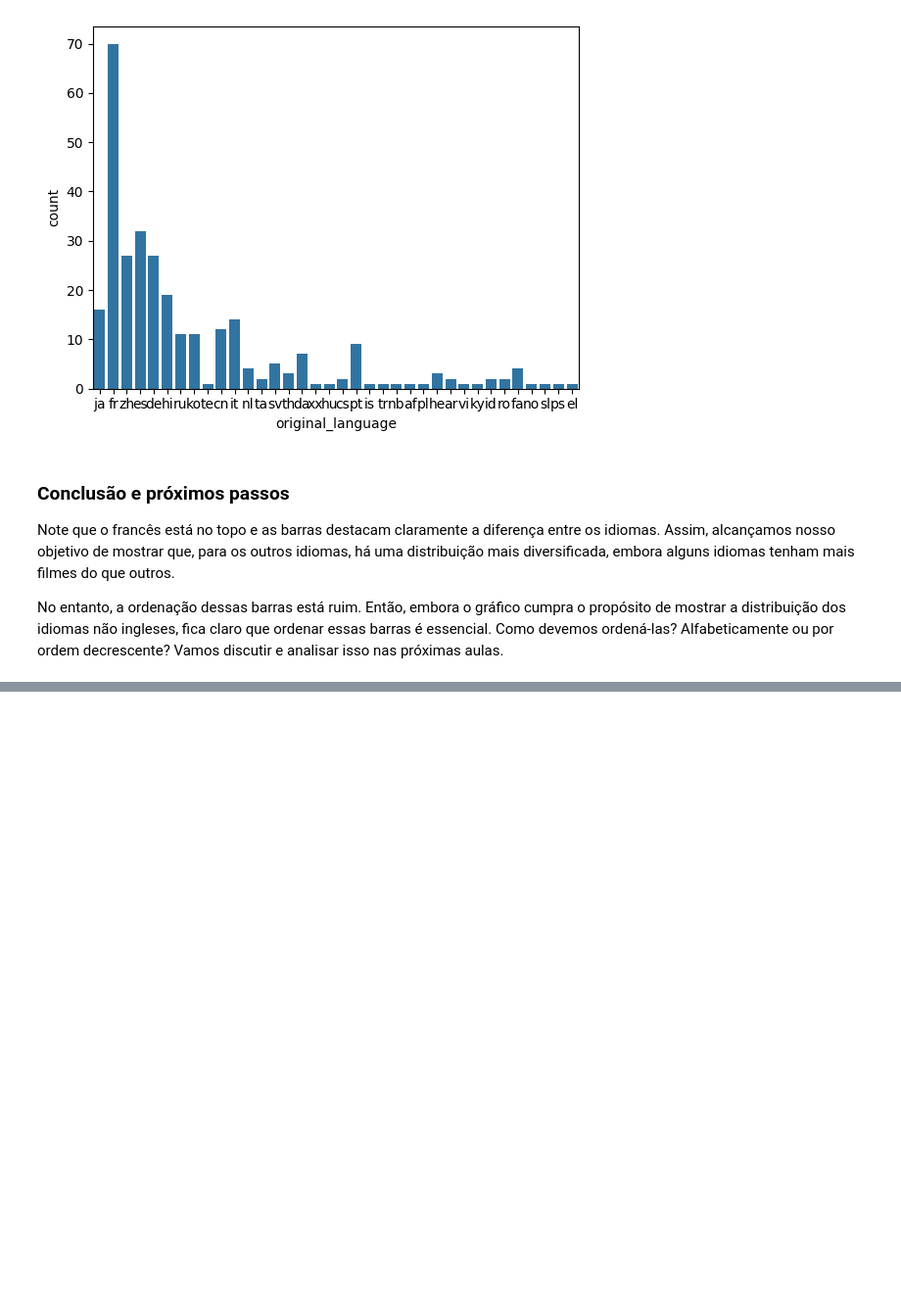
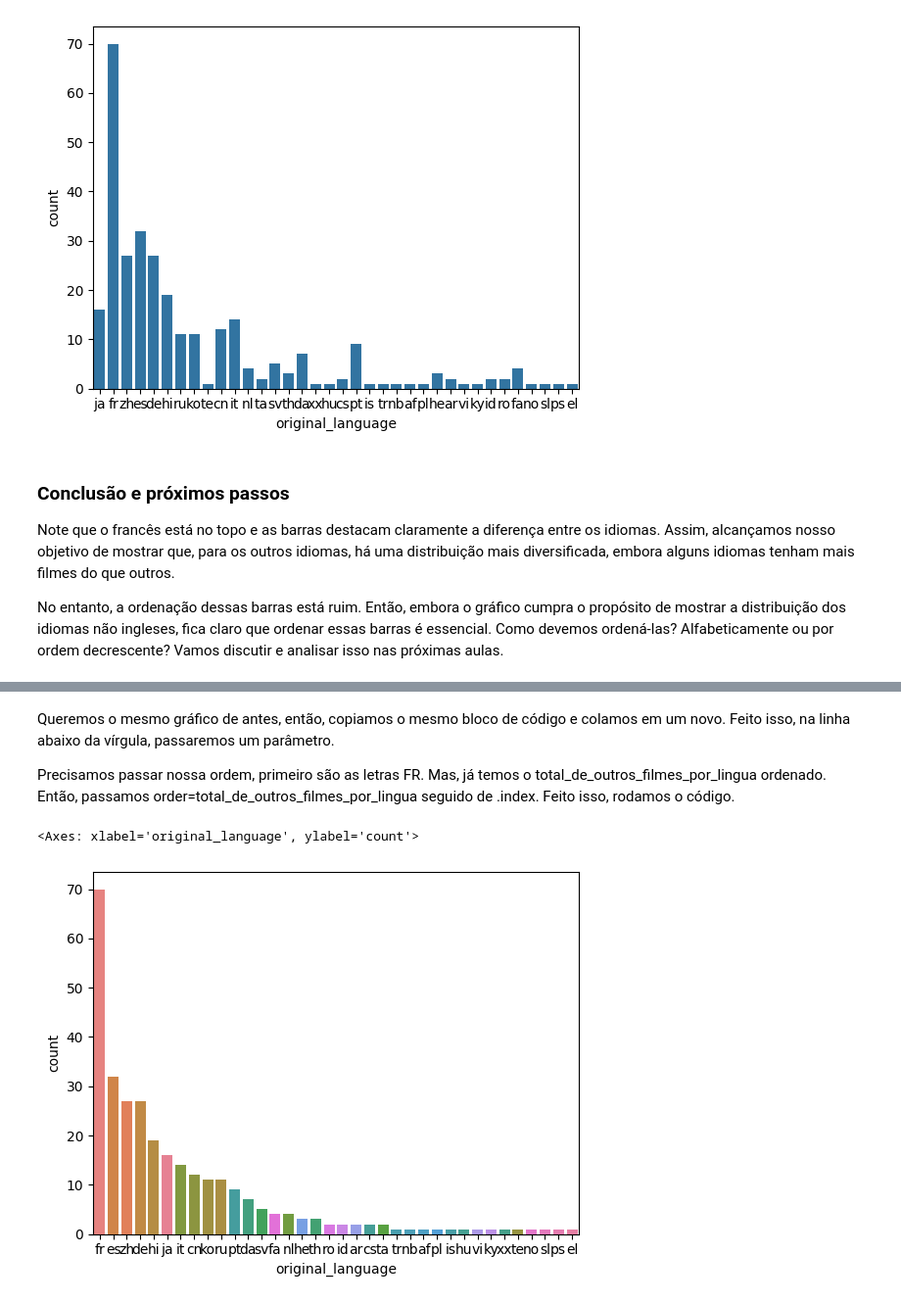
Before and after one commit to orlandojsjunior/Data_Science-explorando_e_analisando_dados, a Jupyter notebook: Explorando_e_analisando_dados.ipynb, the cells around one changed output, grey strips where cells are left out. Shown: that part at 98% size. Drawn from its saved outputs; the diff is of its cells as text; code cells hidden in the pictures; blank space fills up the shorter version.

Commit message:
Refinando uma visualização

```diff
--- a/Explorando_e_analisando_dados.ipynb
+++ b/Explorando_e_analisando_dados.ipynb
@@ -781,0 +786,12 @@ No entanto, a ordenação dessas barras está ruim. Então, embora o gráfico cu
+# %% [markdown]
+Queremos o mesmo gráfico de antes, então, copiamos o mesmo bloco de código e colamos em um novo. Feito isso, na linha abaixo da vírgula, passaremos um parâmetro.
+
+Precisamos passar nossa ordem, primeiro são as letras FR. Mas, já temos o total_de_outros_filmes_por_lingua ordenado. Então, passamos order=total_de_outros_filmes_por_lingua seguido de .index. Feito isso, rodamos o código.
+# %%
+sns.countplot(data=tmdb.query("original_language != 'en'"),
+              order=total_de_outros_filmes_por_lingua.index,
+              hue="original_language",
+              x="original_language")
+# %% [output]
+<Axes: xlabel='original_language', ylabel='count'>
+[figure, added]
```
Also changed, not shown: parts of 13 cells of this notebook.
